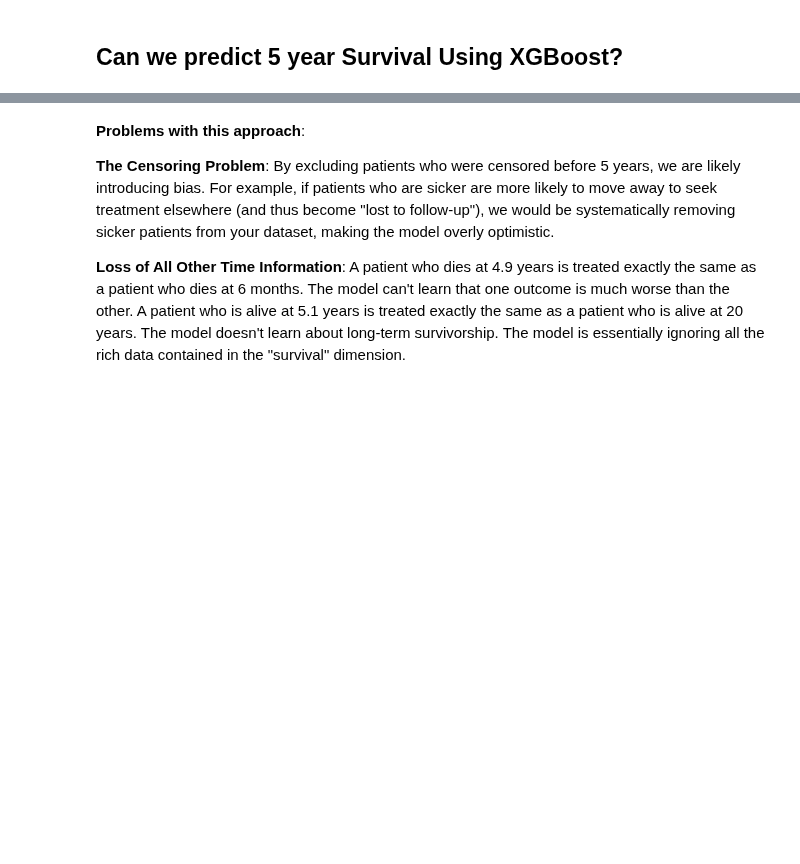
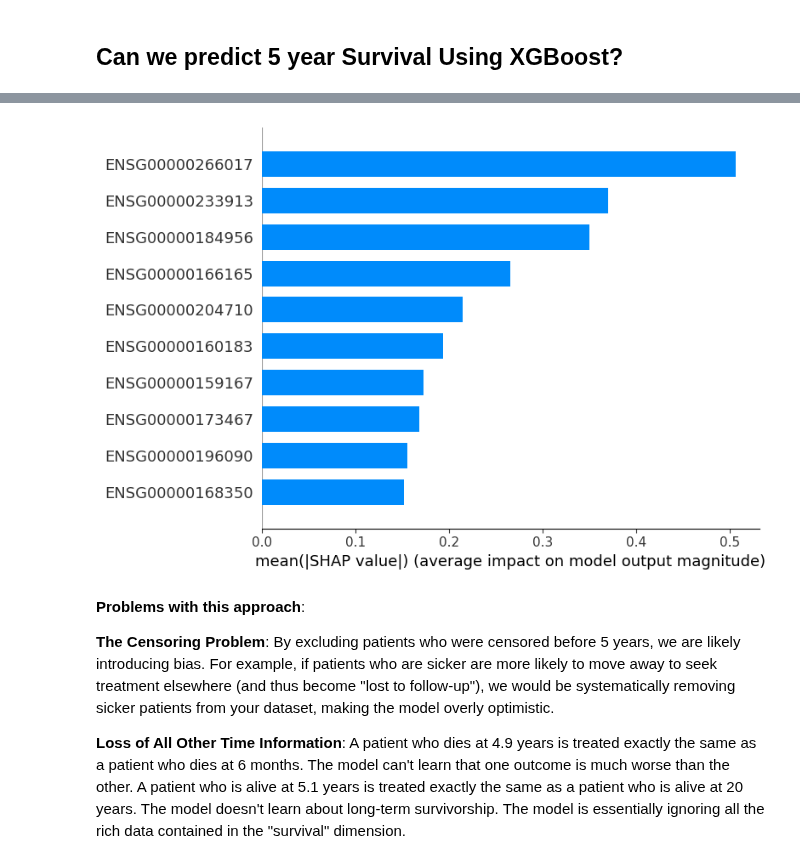
Before and after one commit to Djtrainer/cancer_research, a Jupyter notebook: notebooks/brca_eda.ipynb, the cells around one changed output, grey strips where cells are left out. Saved outputs shown, nothing was run; the diff lists cells and outputs as text; code cells hidden in the pictures; blank space fills up the shorter version.

```diff
--- a/notebooks/brca_eda.ipynb
+++ b/notebooks/brca_eda.ipynb
@@ -462,0 +501,2 @@ data_x.head()
+# %%
+landmark_time = 5 # years where we want to evaluate the risk
@@ -462,0 +564,2 @@ data_x.head()
+# %%
+shap_values = np.concatenate([x.values for x in shap_values_list])
@@ -463,3 +592,7 @@ data_x.head()
+# %%
+shap.summary_plot(shap_values, X_test, plot_type="bar", max_display=10)
+# %% [output]
+[figure, added]
 # %% [markdown]
 **Problems with this approach**:
 
```
Also changed, not shown: parts of 22 cells of this notebook.
